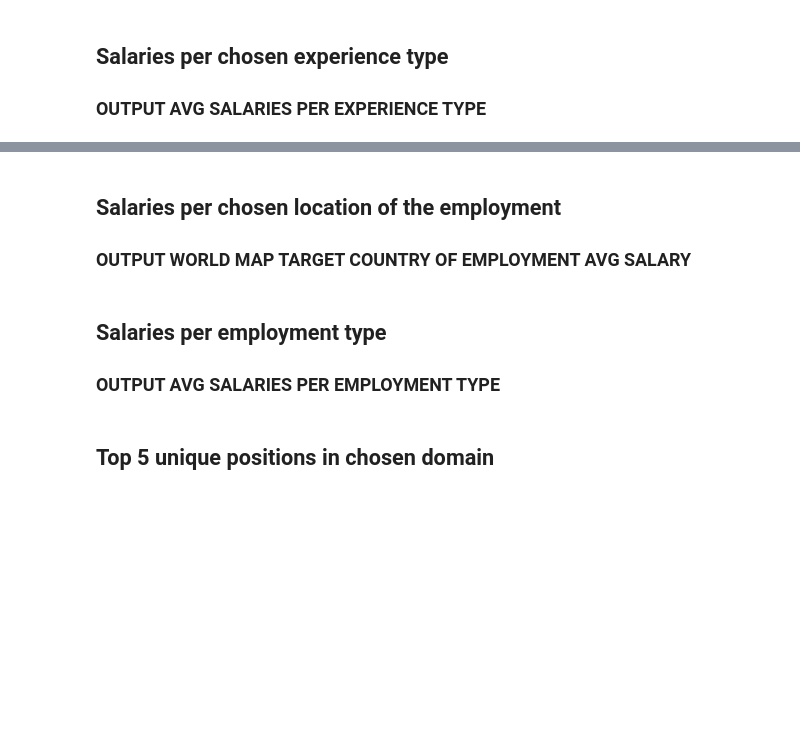
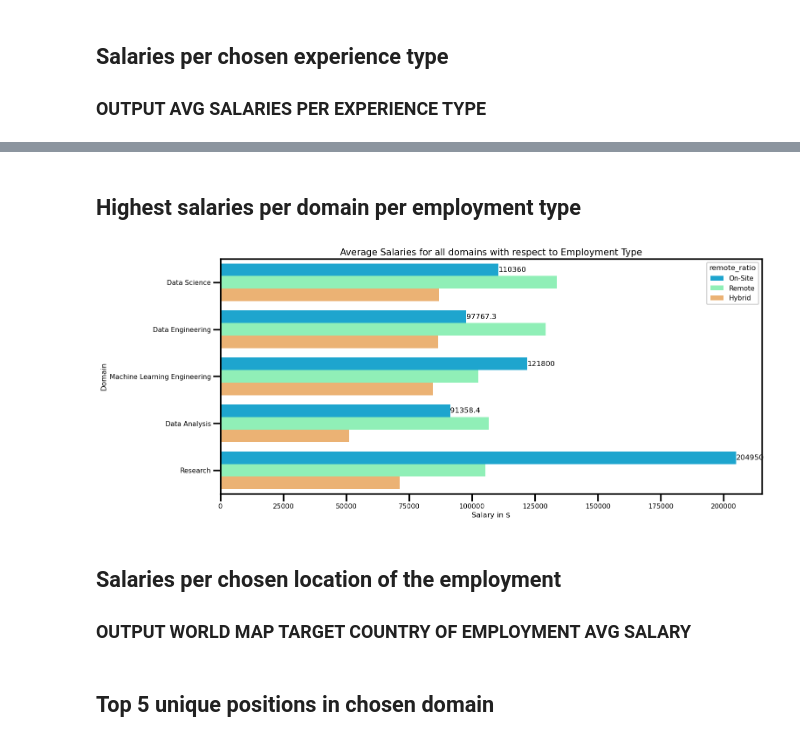
Before and after one commit to adzict/data_science_salaries, a Jupyter notebook: Data Science Salaries Dataset Exploration.ipynb, the cells around one changed output, grey strips where cells are left out. Cells and saved outputs as stored; diff of their text form; code cells hidden in the pictures; blank space fills up the shorter version.

```diff
--- a/Data Science Salaries Dataset Exploration.ipynb
+++ b/Data Science Salaries Dataset Exploration.ipynb
@@ -337,0 +340,5 @@ salaries.head()
+# %%
+salaries = salaries.replace({'company_size': {
+    'L':'Large',
+    'M':'Medium',
+    'S':'Small'}})
@@ -522,11 +610,19 @@ plt.show();
+# %% [markdown]
+## Highest salaries per domain per employment type
+# %%
+plt.figure(figsize=(16,7))
+ax = sns.barplot(salaries, x = 'salary_in_usd', y = 'domain', hue = 'remote_ratio', palette = 'rainbow', ci = None)
+plt.bar_label(ax.containers[0])
+plt.ylabel('Domain', fontsize = 12)
+plt.xlabel('Salary in $', fontsize = 12)
+plt.title(f'Average Salaries for all domains with respect to Employment Type', fontsize = 15)
+plt.show();
+# %% [output]
+[figure, added]
 # %% [markdown]
 ## Salaries per chosen location of the employment
 
 ### OUTPUT WORLD MAP TARGET COUNTRY OF EMPLOYMENT AVG SALARY
-# %% [markdown]
-## Salaries per employment type
-
-### OUTPUT AVG SALARIES PER EMPLOYMENT TYPE
 # %%
 #???
 # %% [markdown]
```
Also changed, not shown: parts of 35 cells of this notebook, 2 other files.
